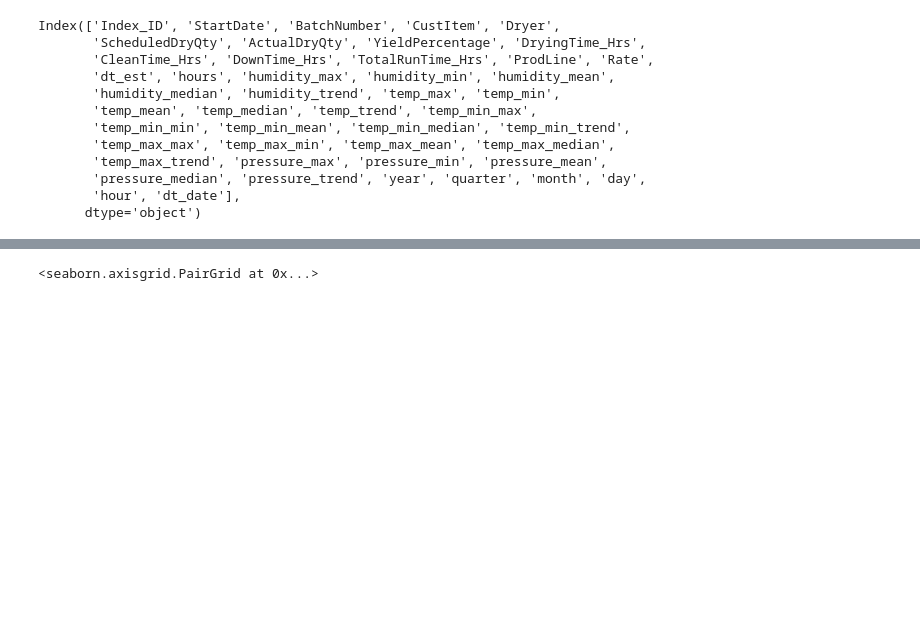
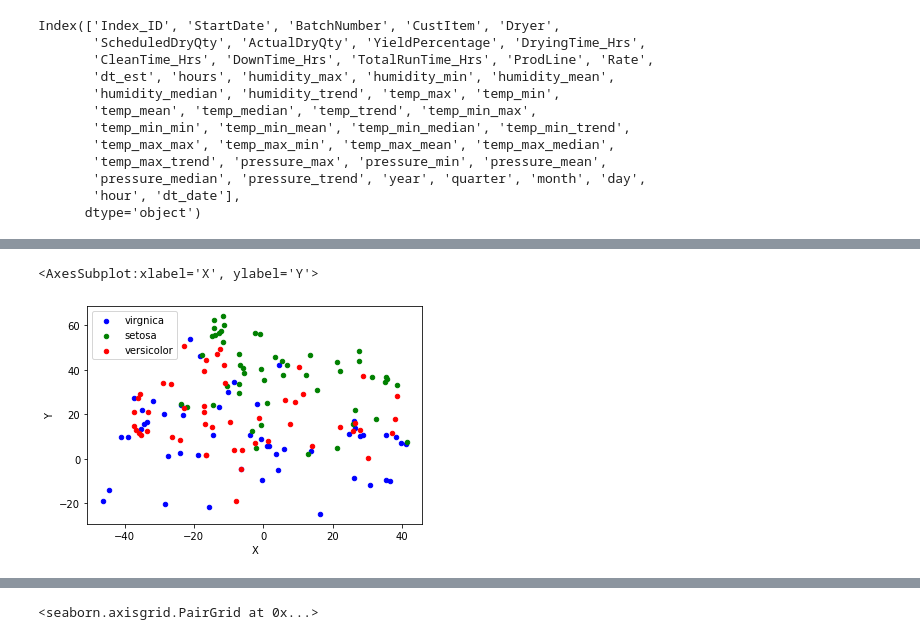
Before and after one commit to L3P3titPrince/Spray_Weather_Forecast, a Jupyter notebook: 21_Weather.ipynb, the cells around one changed output, grey strips where cells are left out. Cells and saved outputs as stored; diff of their text form; code cells hidden in the pictures; blank space fills up the shorter version.

```diff
--- a/21_Weather.ipynb
+++ b/21_Weather.ipynb
@@ -1975,0 +2069,8 @@ data_ver_hor = pd.pivot_table(df_)
+# %%
+from sklearn.datasets import load_iris
+iris_data = load_iris()
+iris = pd.DataFrame(iris_data['data'], columns=iris_data['feature_names'])
+iris = pd.merge(iris, pd.DataFrame(iris_data['target'], columns=['species']), left_index=True, right_index=True)
+labels = dict(zip([0,1,2], iris_data['target_names']))
+iris['species'] = iris['species'].apply(lambda x: labels[x])
+iris.head()
@@ -1975,0 +2133,12 @@ data_ver_hor = pd.pivot_table(df_)
+# %%
+iris_embedded = TSNE(n_components=2).fit_transform(df_02.iloc[:,15:-8])
+# %%
+pos = pd.DataFrame(iris_embedded, columns=['X','Y'])
+pos['species'] = iris['species']
+
+ax = pos[pos['species']=='virginica'].plot(kind='scatter', x='X', y='Y', color='blue', label='virgnica')
+pos[pos['species']=='setosa'].plot(kind='scatter', x='X', y='Y', color='green', label='setosa', ax=ax)
+pos[pos['species']=='versicolor'].plot(kind='scatter', x='X', y='Y', color='red', label='versicolor', ax=ax)
+# %% [output]
+<AxesSubplot:xlabel='X', ylabel='Y'>
+[figure, added]
```
Also changed, not shown: parts of 31 cells of this notebook, 8 other files.
